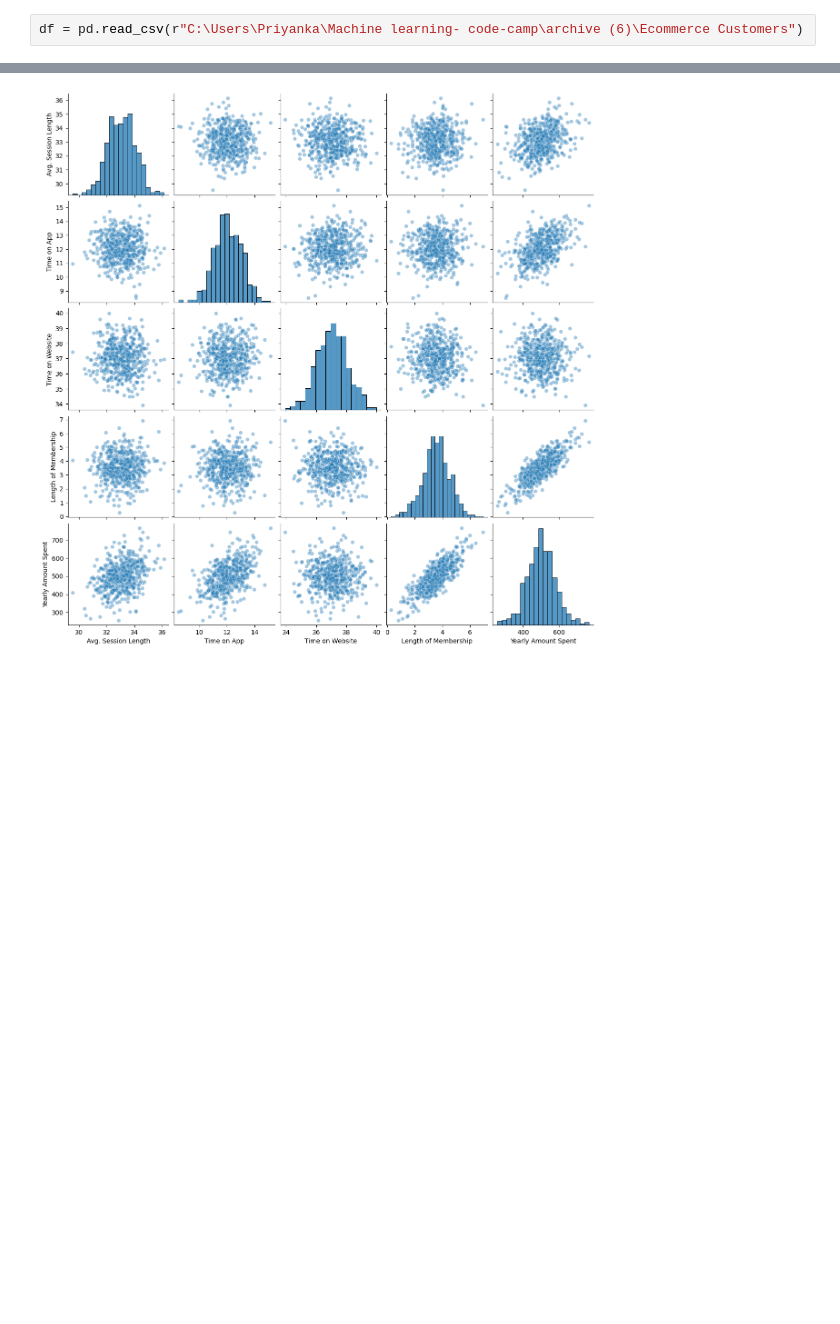
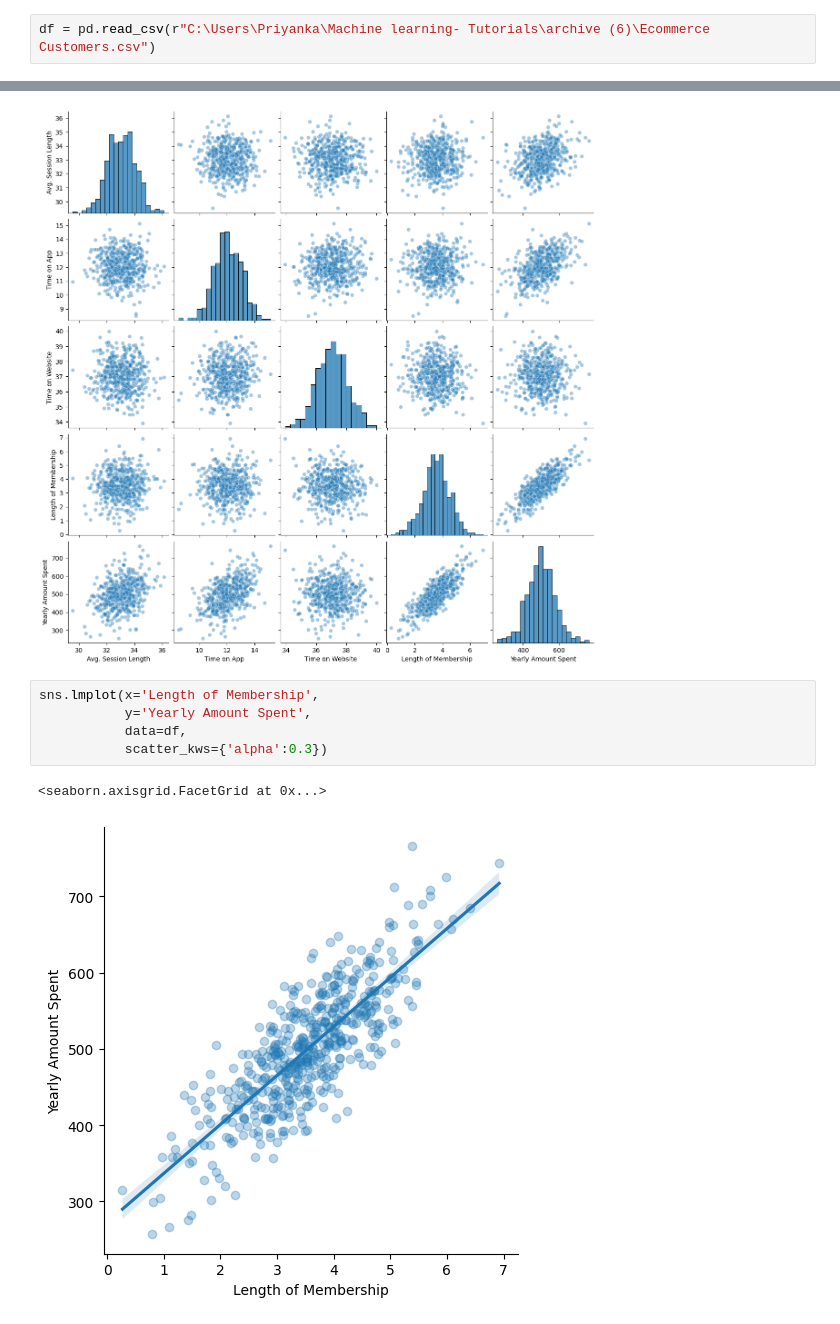
Before and after one commit to Priyankadsyadav/Machine-Learning, a Jupyter notebook: Regression/Linear_regression.ipynb, the cells around one changed output, grey strips where cells are left out. Saved outputs shown, nothing was run; the diff lists cells and outputs as text; blank space fills up the shorter version.

```diff
--- a/Regression/Linear_regression.ipynb
+++ b/Regression/Linear_regression.ipynb
@@ -3,7 +3,7 @@ import pandas as pd
 import matplotlib.pyplot as plt
 import seaborn as sns
 # %%
-df = pd.read_csv(r"C:\Users\Priyanka\Machine learning- code-camp\archive (6)\Ecommerce Customers")
+df = pd.read_csv(r"C:\Users\Priyanka\Machine learning- Tutorials\archive (6)\Ecommerce Customers.csv")
 # %%
 df.head()
 # %% [output]
@@ -59,3 +59,11 @@ sns.pairplot(df,kind='scatter',plot_kws={'alpha':0.4})
 # %% [output]
 <seaborn.axisgrid.PairGrid at 0x...>
 [figure]
+# %%
+sns.lmplot(x='Length of Membership',
+           y='Yearly Amount Spent',
+           data=df,
+           scatter_kws={'alpha':0.3})
+# %% [output]
+<seaborn.axisgrid.FacetGrid at 0x...>
+[figure, added]
```
Also changed, not shown: parts of 18 cells of this notebook, 3 other files.
